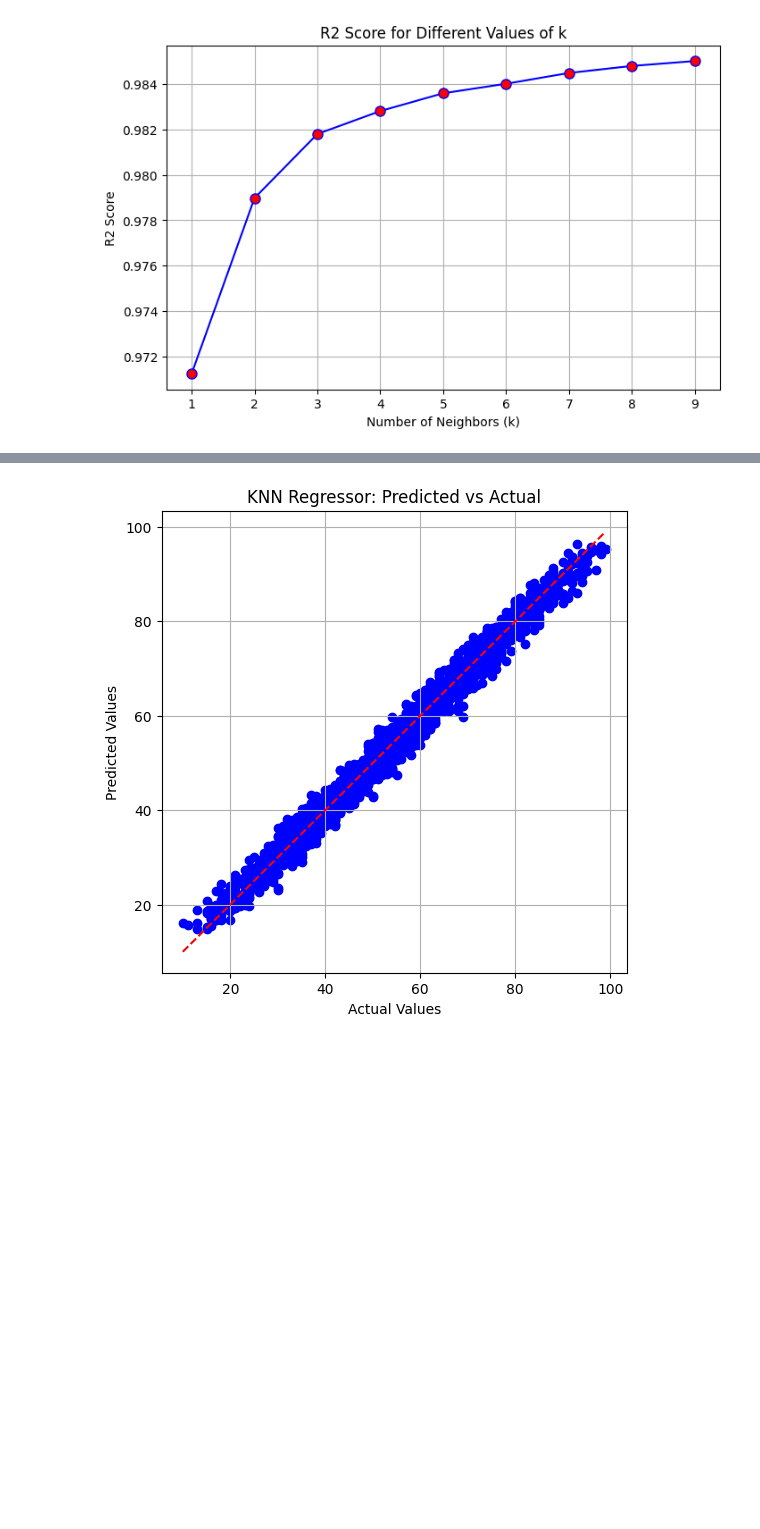
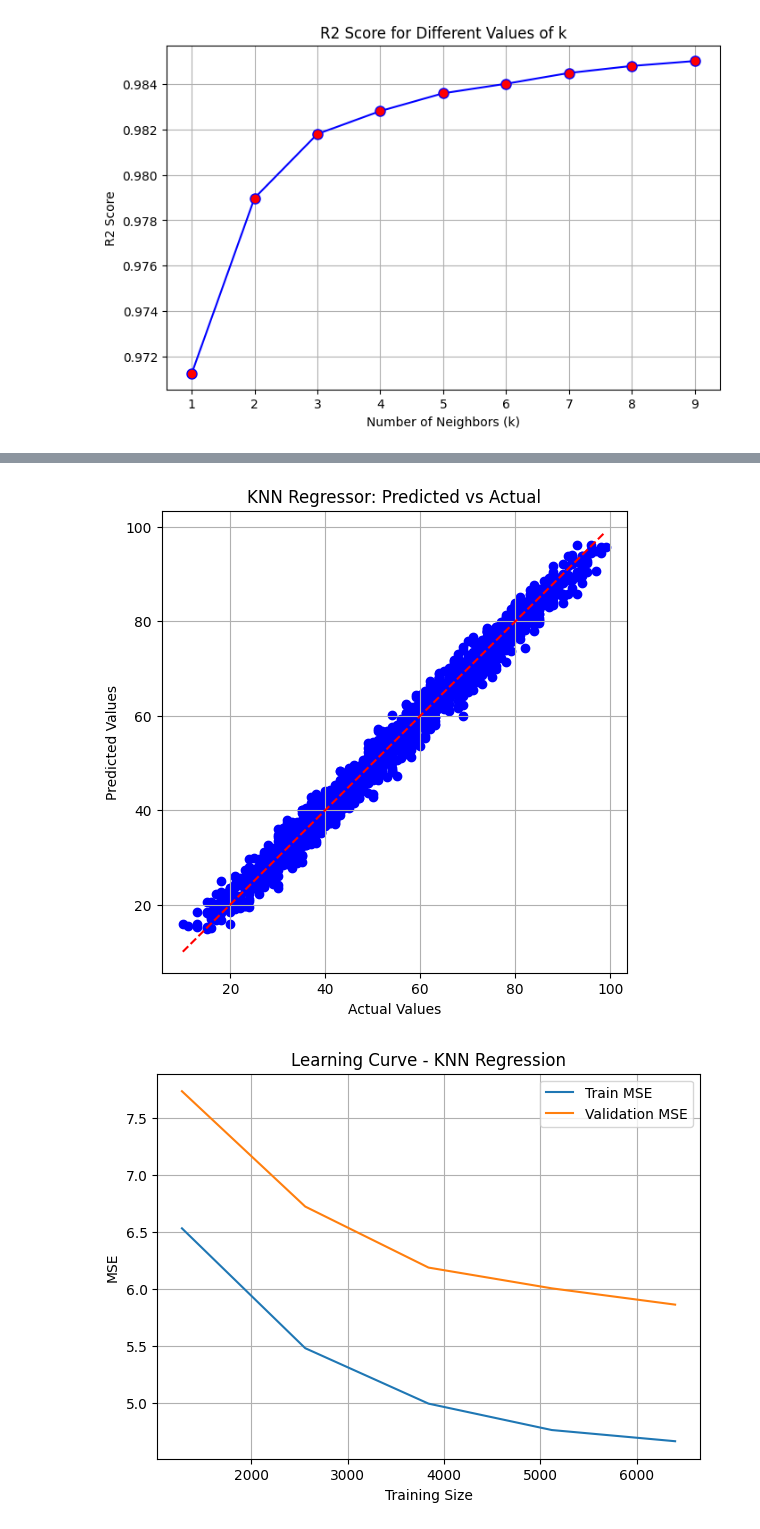
Before and after one commit to HamzaElkotp/College-ML-project, a Jupyter notebook: ML project (Num Data set).ipynb, the cells around one changed output, grey strips where cells are left out. Saved outputs shown, nothing was run; the diff lists cells and outputs as text; code cells hidden in the pictures; blank space fills up the shorter version.

```diff
--- a/ML project (Num Data set).ipynb
+++ b/ML project (Num Data set).ipynb
@@ -304,7 +369,7 @@ from sklearn.neighbors import KNeighborsRegressor
 param_grid = {'n_neighbors': range(1, 11)}  # Try k from 1 to 10
 knn = KNeighborsRegressor()
 grid_search = GridSearchCV(knn, param_grid, cv=5)  # 5-fold cross-validation
-grid_search.fit(X_train, y_train)
+grid_search.fit(X_train_scaled, y_train)
 # %% [output]
 GridSearchCV(cv=5, estimator=KNeighborsRegressor(),
              param_grid={'n_neighbors': range(1, 11)})
@@ -317,7 +382,7 @@ Best value for k: 10
 # %%
 # Step 6: Train KNN with the best k and make predictions
 knn_best = KNeighborsRegressor(n_neighbors=best_k)
-knn_best.fit(X_train, y_train)
+knn_best.fit(X_train_scaled, y_train)
 y_pred = knn_best.predict(X_test)
 # %%
 # Step 7: Calculate the accuracy
@@ -375,4 +441,66 @@ plt.title("KNN Regressor: Predicted vs Actual")
 plt.grid()
 plt.show()
 # %% [output]
-[figure, old version]
+[figure, new version]
+# %%
+#          LEARNING CURVES
+#plots a Learning Curve for a machine learning model (here: KNN Regression)
+#to analyze how the model’s performance changes as the training data size increases.
+#Learning curves help us detect: Underfitting , Overfitting
+
+# Import learning_curve
+from sklearn.model_selection import learning_curve
+#Training sizes
+#This creates 5 training sizes: 20% of the data, 40% of the data,
+train_sizes = np.linspace(0.2, 1.0, 5)
+#Function definition
+#Takes a machine learning model
+#Takes a plot title
+def plot_learning_curve(model, title):
+  #Compute learning curves
+    train_sizes_lc, train_scores, val_scores = learning_curve(
+        model, X_train, y_train,
+        cv=5, scoring="neg_mean_squared_error",
+        train_sizes=train_sizes
+    )
+#Output:
+#train_sizes_lc: number of training samples used
+#train_scores: MSE on training data
+#val_scores: MSE on validation data
+
+#Convert scores to positive MSE
+    train_mse = -train_scores.mean(axis=1)
+    val_mse = -val_scores.mean(axis=1)
+
+    plt.figure(figsize=(7,5))
+    plt.plot(train_sizes_lc, train_mse, label="Train MSE")
+    plt.plot(train_sizes_lc, val_mse, label="Validation MSE")
+    plt.xlabel("Training Size")
+    plt.ylabel("MSE")
+    plt.title(title)
+    plt.legend()
+    plt.grid()
+    plt.show()
+
+plot_learning_curve(knn, "Learning Curve - KNN Regression")
+
+#Underfitting
+#Training MSE and Validation MSE are high and close
+#Model is too simple
+
+#Overfitting
+#Training MSE is very low
+#Validation MSE is high
+#Model memorizes training data
+
+#Good fit
+#Both errors are low and close
+#Model generalizes well
+
+#Our KNN Regression model improves with more data but shows mild overfitting
+# as validation error remains higher than training error. El hamd llah
+#Generalization is acceptable but not optimal.
+#Performance may improve by:
+#Increasing k value (more neighbors)
+# %% [output]
+[figure, added]
```
Also changed, not shown: parts of 23 cells of this notebook.
